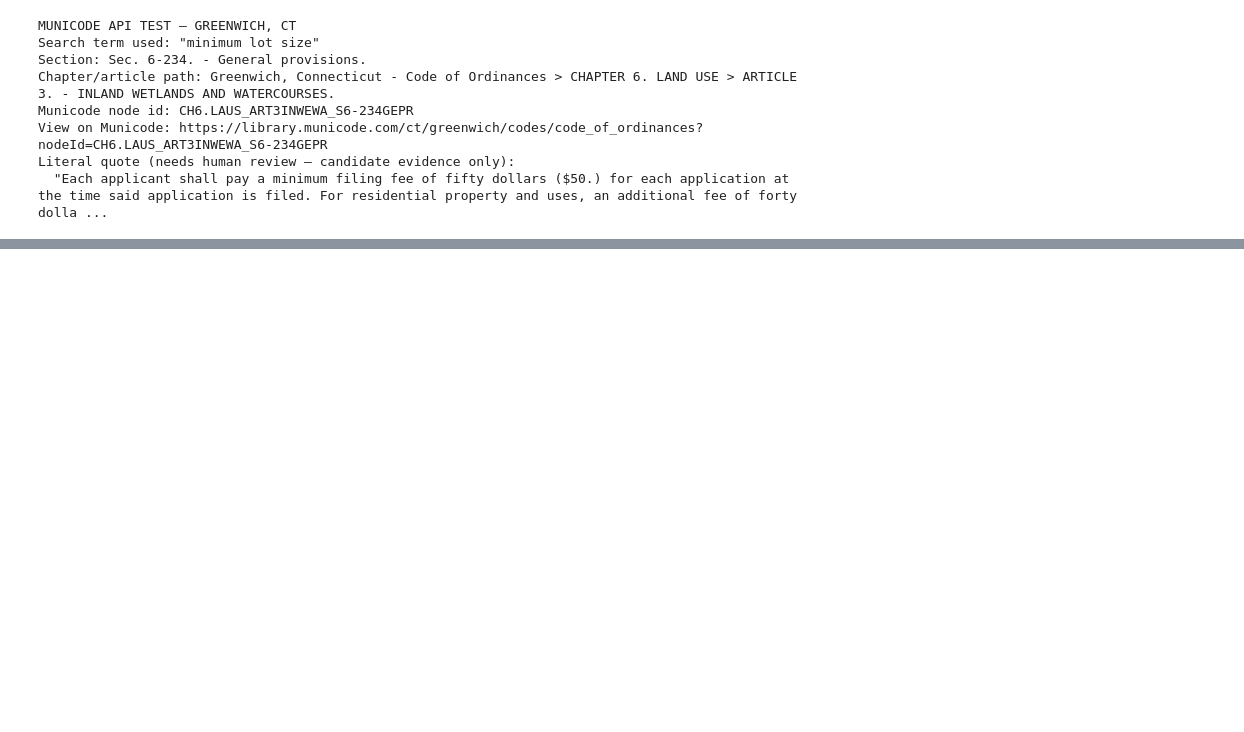
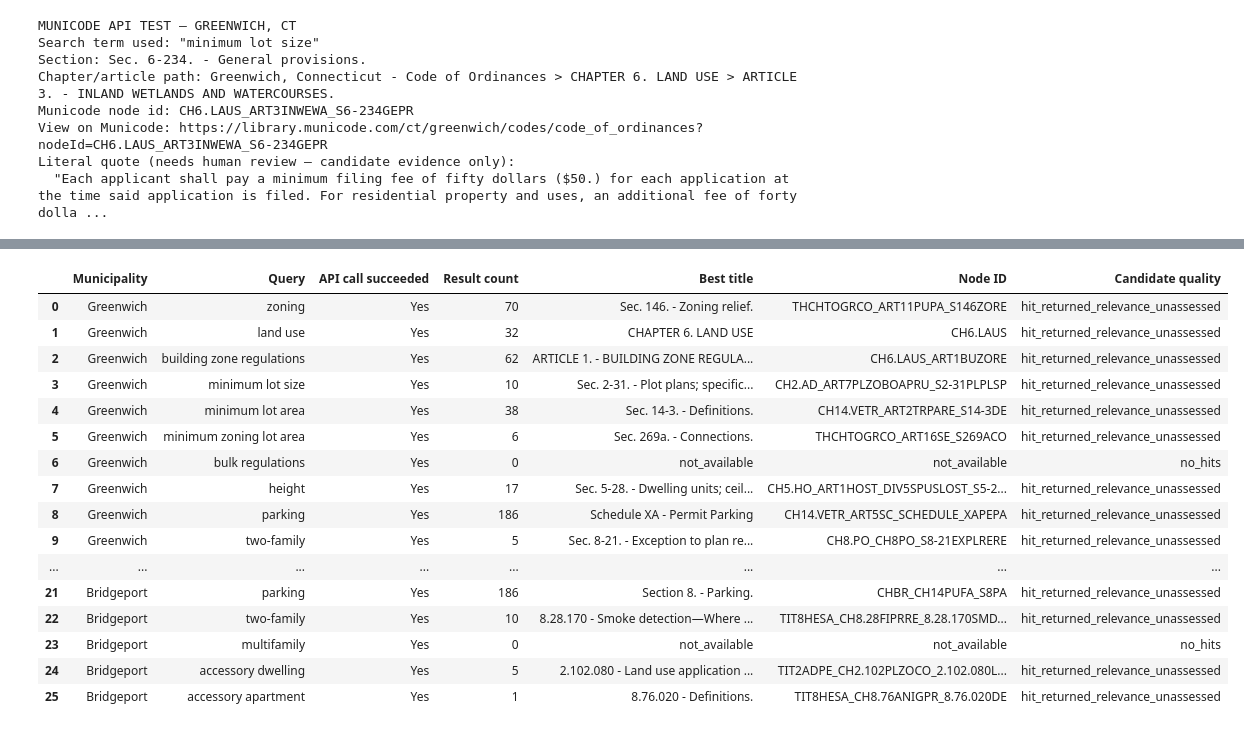
Before and after one commit to sierramendoza543/HAP-Repository, a Jupyter notebook: New_StageA/01_collection_testing.ipynb, the cells around one changed output, grey strips where cells are left out. Saved outputs shown, nothing was run; the diff lists cells and outputs as text; code cells hidden in the pictures; blank space fills up the shorter version.

```diff
--- a/New_StageA/01_collection_testing.ipynb
+++ b/New_StageA/01_collection_testing.ipynb
@@ -140,0 +296,55 @@ Literal quote (needs human review — candidate evidence only):
+# %%
+# --- Step 3: Search reliability matrix ---
+# Run the fixed query battery for both towns and preserve request params, hit count, top
+# result, chapter path, node ID, and public URL for each. A hit is just a candidate —
+# "Candidate quality" stays a neutral label here; relevance judgment happens in Step 4.
+
+MC_QUERIES = ["zoning", "land use", "building zone regulations", "minimum lot size",
+              "minimum lot area", "minimum zoning lot area", "bulk regulations", "height",
+              "parking", "two-family", "multifamily", "accessory dwelling", "accessory apartment"]
+
+mc_matrix_rows = []
+mc_matrix_hits = {}  # (municipality, query) -> full hit list, kept for later steps
+
+for name, r in mc_resolved.items():
+    if r["client_id"] is None:
+        continue
+    for q in MC_QUERIES:
+        url, params, resp = mc_search(r["client_id"], r["state_id"], q, page_size=5, fragment_size=300)
+        ok = resp.status_code == 200
+        body = resp.json() if ok else {}
+        hits = body.get("hits", [])
+        mc_matrix_hits[(name, q)] = hits
+        top = hits[0] if hits else None
+        mc_matrix_rows.append({
+            "Municipality": name, "Query": q,
+            "API call succeeded": "Yes" if ok else "No",
+            "Result count": body.get("numberOfHits", 0),
+            "Best title": mc_clean(top["title"]) if top else "not_available",
+            "Chapter/path": " > ".join(a["title"] for a in top["ancestors"]) if top else "not_available",
+            "Node ID": top["nodeId"] if top else "not_available",
+            "Public URL": mc_public_url(r["state_abbr"], r["slug"], top["nodeId"]) if top else "not_available",
+            "Candidate quality": "no_hits" if not top else "hit_returned_relevance_unassessed",
+        })
+
+mc_matrix_df = pd.DataFrame(mc_matrix_rows)
+mc_matrix_df[["Municipality", "Query", "API call succeeded", "Result count",
+              "Best title", "Node ID", "Candidate quality"]]
+# %% [output]
+|  | Municipality | Query | API call succeeded | Result count | Best title | Node ID | Candidate quality |
+| 0 | Greenwich | zoning | Yes | 70 | Sec. 146. - Zoning relief. | THCHTOGRCO_ART11PUPA_S146ZORE | hit_returned_relevance_unassessed |
+| 1 | Greenwich | land use | Yes | 32 | CHAPTER 6. LAND USE | CH6.LAUS | hit_returned_relevance_unassessed |
+| 2 | Greenwich | building zone regulations | Yes | 62 | ARTICLE 1. - BUILDING ZONE REGULA... | CH6.LAUS_ART1BUZORE | hit_returned_relevance_unassessed |
+| 3 | Greenwich | minimum lot size | Yes | 10 | Sec. 2-31. - Plot plans; specific... | CH2.AD_ART7PLZOBOAPRU_S2-31PLPLSP | hit_returned_relevance_unassessed |
+| 4 | Greenwich | minimum lot area | Yes | 38 | Sec. 14-3. - Definitions. | CH14.VETR_ART2TRPARE_S14-3DE | hit_returned_relevance_unassessed |
+| 5 | Greenwich | minimum zoning lot area | Yes | 6 | Sec. 269a. - Connections. | THCHTOGRCO_ART16SE_S269ACO | hit_returned_relevance_unassessed |
+| 6 | Greenwich | bulk regulations | Yes | 0 | not_available | not_available | no_hits |
+| 7 | Greenwich | height | Yes | 17 | Sec. 5-28. - Dwelling units; ceil... | CH5.HO_ART1HOST_DIV5SPUSLOST_S5-2... | hit_returned_relevance_unassessed |
+| 8 | Greenwich | parking | Yes | 186 | Schedule XA - Permit Parking | CH14.VETR_ART5SC_SCHEDULE_XAPEPA | hit_returned_relevance_unassessed |
+| 9 | Greenwich | two-family | Yes | 5 | Sec. 8-21. - Exception to plan re... | CH8.PO_CH8PO_S8-21EXPLRERE | hit_returned_relevance_unassessed |
+| ... | ... | ... | ... | ... | ... | ... | ... |
+| 21 | Bridgeport | parking | Yes | 186 | Section 8. - Parking. | CHBR_CH14PUFA_S8PA | hit_returned_relevance_unassessed |
+| 22 | Bridgeport | two-family | Yes | 10 | 8.28.170 - Smoke detection—Where ... | TIT8HESA_CH8.28FIPRRE_8.28.170SMD... | hit_returned_relevance_unassessed |
+| 23 | Bridgeport | multifamily | Yes | 0 | not_available | not_available | no_hits |
+| 24 | Bridgeport | accessory dwelling | Yes | 5 | 2.102.080 - Land use application ... | TIT2ADPE_CH2.102PLZOCO_2.102.080L... | hit_returned_relevance_unassessed |
+| 25 | Bridgeport | accessory apartment | Yes | 1 | 8.76.020 - Definitions. | TIT8HESA_CH8.76ANIGPR_8.76.020DE | hit_returned_relevance_unassessed |
```
Also changed, not shown: parts of 14 cells of this notebook, 1 other file.
